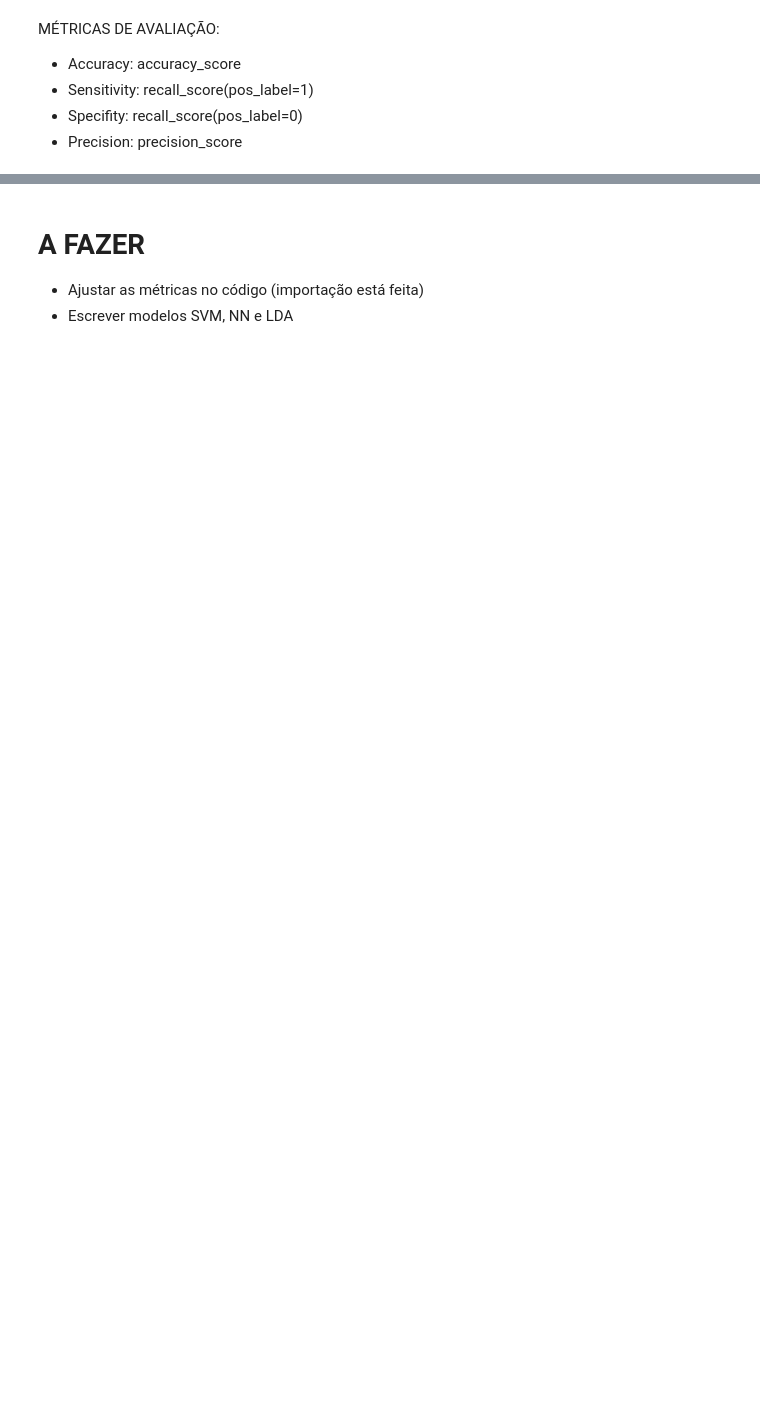
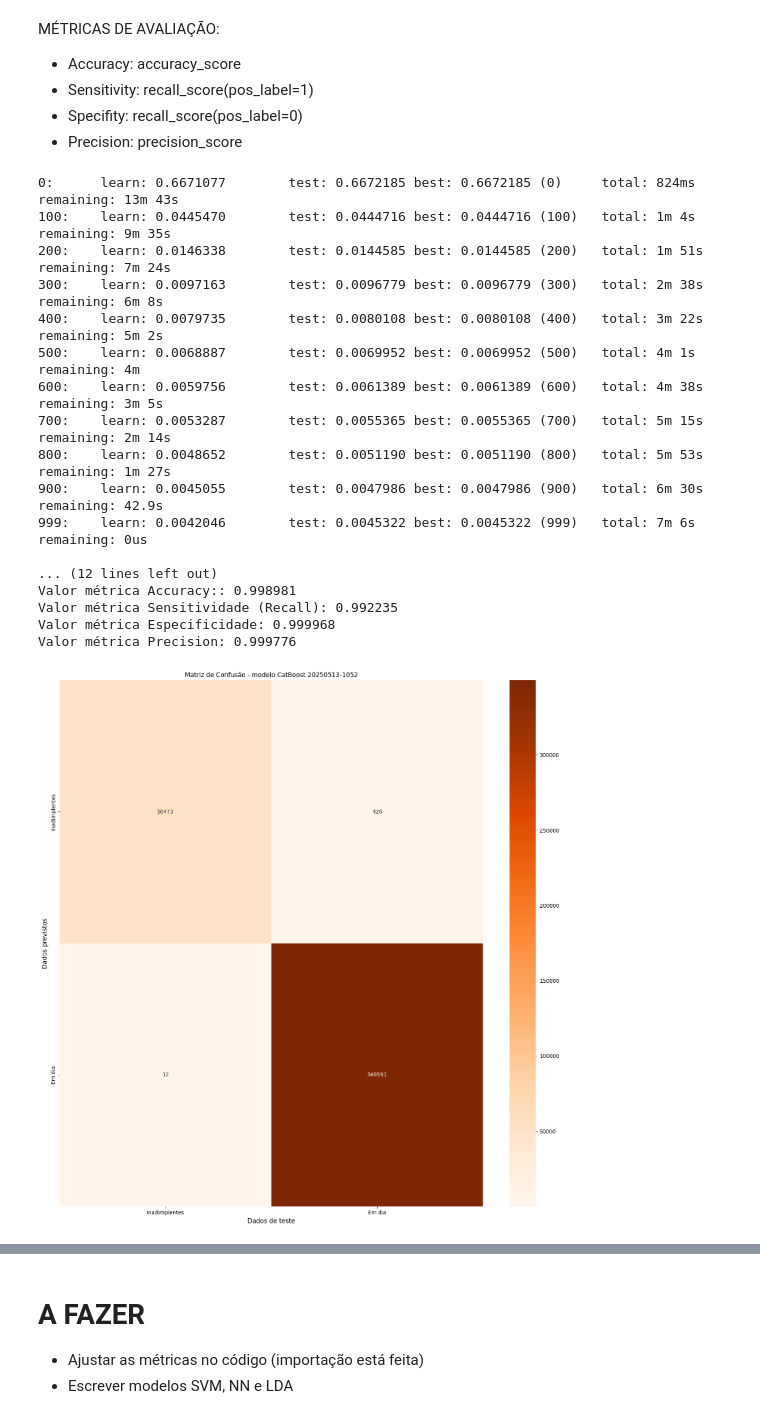
Before and after one commit to CarecaRS/TCC_USP, a Jupyter notebook: tcc.ipynb, the cells around one changed output, grey strips where cells are left out. Saved outputs shown, nothing was run; the diff lists cells and outputs as text; code cells hidden in the pictures; blank space fills up the shorter version.

Commit message:
Ajuste das métricas para análise, incluído modelo SVM

```diff
--- a/tcc.ipynb
+++ b/tcc.ipynb
@@ -997,7 +997,7 @@ MÉTRICAS DE AVALIAÇÃO:
  - Specifity: recall_score(pos_label=0)
  - Precision:  precision_score
 # %%
-#### MODELO 1. BOOSTING - CatBoost (CatBoostClassifier) - R2 0.990142 teste, CV score 0.998875, R2 validação 0.990845
+#### MODELO 1. BOOSTING - CatBoost (CatBoostClassifier)
 from catboost import CatBoostClassifier
 # Model parameters
 nome_modelo = datetime.datetime.now().strftime("%Y%m%d-%H%M")  # I like to record the inicial time for the model's name at the end
@@ -1026,48 +1026,72 @@ classif_cat.fit(treino_x, treino_y,
             eval_set = (teste_x, teste_y),
             verbose = 100)
 
 # Cálculo de validação cruzada (avalia a robustez do modelo)
-cv_scores_cat = cross_val_score(classif_cat, treino_x, y = treino_y,
-                                       verbose = 0,
-                                       params = {'eval_set':(teste_x, teste_y), 'verbose':100},
-                                       error_score = 'raise')
+#cv_scores_cat = cross_val_score(classif_cat, treino_x, y = treino_y,
+#                                       verbose = 0,
+#                                       params = {'eval_set':(teste_x, teste_y), 'verbose':100},
+#                                       error_score = 'raise')
 
 ## Análise da previsão
 # Cálculo das métricas com os dados de teste
 ypred_cat = classif_cat.predict(teste_x)  # previsão dos dados de teste
-score_cat_r2 = r2_score(teste_y, ypred_cat)  # cálculo de coeficiente de determinação (R2)
-roc_auc_cat = roc_auc_score(teste_y, ypred_cat)  # cálculo ROC-AUC
-acc_cat = accuracy_score(teste_y, ypred_cat)  # cálculo accuracy
+acc_cat = accuracy_score(teste_y, ypred_cat)  # cálculo accuracy (eficiência geral do modelo)
+sens_cat = recall_score(teste_y, ypred_cat, pos_label=1)  # cálculo da sensitividade/recall (taxa de acerto dos eventos)
+spec_cat = recall_score(teste_y, ypred_cat, pos_label=0)  # cálculo da especificidade (taxa de acerto dos não-eventos)
+prec_cat = precision_score(teste_y, ypred_cat)  # taxa de acerto dos positivos totais (TP/(TP+FP))
 
 # Cálculo das métricas com os dados de validação
 yvalid_cat = classif_cat.predict(valid_x)  # previsão dos dados de validação
-score_cat_r2v = r2_score(valid_y, yvalid_cat)  # cálculo do coeficiente de determinação (R2)
-roc_auc_catv = roc_auc_score(valid_y, yvalid_cat)  # cálculo ROC-AUC
-acc_catv = accuracy_score(valid_y, yvalid_cat)  # cálculo accuracy
+acc_cat_val = accuracy_score(valid_y, yvalid_cat)  # cálculo accuracy (eficiência geral do modelo)
+sens_cat_val = recall_score(valid_y, yvalid_cat, pos_label=1)  # cálculo da sensitividade/recall (taxa de acerto dos eventos)
+spec_cat_val = recall_score(valid_y, yvalid_cat, pos_label=0)  # cálculo da especificidade (taxa de acerto dos não-eventos)
+prec_cat_val = precision_score(valid_y, yvalid_cat)  # taxa de acerto dos positivos totais (TP/(TP+FP))
+
 
 print(f'Análises do Modelo CatBoost {nome_modelo}\n')
-print(f'Score de cross-validation: {cv_scores_cat.mean():.6f}\n')
+#print(f'Score de cross-validation: {cv_scores_cat.mean():.6f}\n')
 print('Análise do modelo com os dados de TESTE')
-print(f'Coeficiente de Determinação (R2): {score_cat_r2:.6f}')
-print(f'Valor métrica ROC-AUC: {roc_auc_cat:.6f}')
-print(f'Valor de Accuracy: {acc_cat:.6f}')
+print(f'Valor métrica Accuracy:: {acc_cat:.6f}')
+print(f'Valor métrica Sensitividade (Recall): {sens_cat:.6f}')
+print(f'Valor métrica Especificidade: {spec_cat:.6f}')
+print(f'Valor métrica Precision: {prec_cat:.6f}')
 
 print('\nAnálise do modelo com dados de VALIDAÇÃO')
-print(f'\nCoeficiente de Determinação (R2): {score_cat_r2_v:.6f}')
-print(f'Valor métrica ROC-AUC: {roc_auc_catv:.6f}')
-print(f'Valor de Accuracy: {acc_catv:.6f}')
+print(f'Valor métrica Accuracy:: {acc_cat_val:.6f}')
+print(f'Valor métrica Sensitividade (Recall): {sens_cat_val:.6f}')
+print(f'Valor métrica Especificidade: {spec_cat_val:.6f}')
+print(f'Valor métrica Precision: {prec_cat_val:.6f}')
 
 # Matriz de confusão
 conf_matrix = metrics.confusion_matrix(teste_y.default.values.astype('int'), ypred_cat, labels=[1, 0])
 plt.figure(figsize=(18, 18))
 sns.heatmap(conf_matrix,
             fmt='d',
             annot=True,
             cmap='Oranges',
             xticklabels=['Inadimplentes', 'Em dia'],
             yticklabels=['Inadimplentes', 'Em dia'])
 plt.title(f'Matriz de Confusão - modelo CatBoost {nome_modelo}', fontsize=12)
 plt.xlabel('Dados de teste', fontsize=12)
 plt.ylabel('Dados previstos', fontsize=12)
 plt.show()
+# %% [output]
+0:      learn: 0.6671077        test: 0.6672185 best: 0.6672185 (0)     total: 824ms    remaining: 13m 43s
+100:    learn: 0.0445470        test: 0.0444716 best: 0.0444716 (100)   total: 1m 4s    remaining: 9m 35s
+200:    learn: 0.0146338        test: 0.0144585 best: 0.0144585 (200)   total: 1m 51s   remaining: 7m 24s
+300:    learn: 0.0097163        test: 0.0096779 best: 0.0096779 (300)   total: 2m 38s   remaining: 6m 8s
+400:    learn: 0.0079735        test: 0.0080108 best: 0.0080108 (400)   total: 3m 22s   remaining: 5m 2s
+500:    learn: 0.0068887        test: 0.0069952 best: 0.0069952 (500)   total: 4m 1s    remaining: 4m
+600:    learn: 0.0059756        test: 0.0061389 best: 0.0061389 (600)   total: 4m 38s   remaining: 3m 5s
+700:    learn: 0.0053287        test: 0.0055365 best: 0.0055365 (700)   total: 5m 15s   remaining: 2m 14s
+800:    learn: 0.0048652        test: 0.0051190 best: 0.0051190 (800)   total: 5m 53s   remaining: 1m 27s
+900:    learn: 0.0045055        test: 0.0047986 best: 0.0047986 (900)   total: 6m 30s   remaining: 42.9s
+999:    learn: 0.0042046        test: 0.0045322 best: 0.0045322 (999)   total: 7m 6s    remaining: 0us
+
+... (12 lines left out)
+Valor métrica Accuracy:: 0.998981
+Valor métrica Sensitividade (Recall): 0.992235
+Valor métrica Especificidade: 0.999968
+Valor métrica Precision: 0.999776
+[figure, added]
 # %%
```
Also changed, not shown: parts of 7 cells of this notebook.
